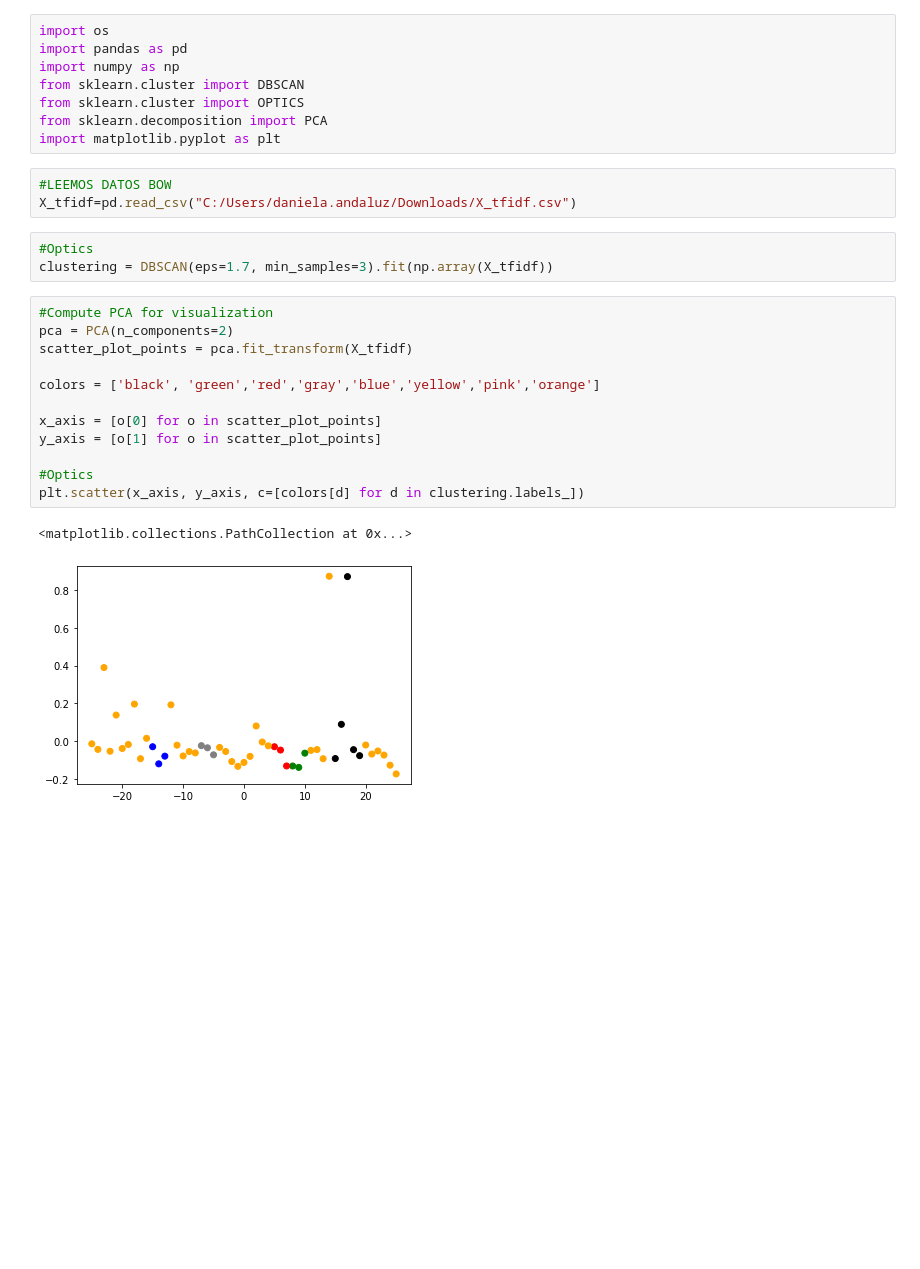
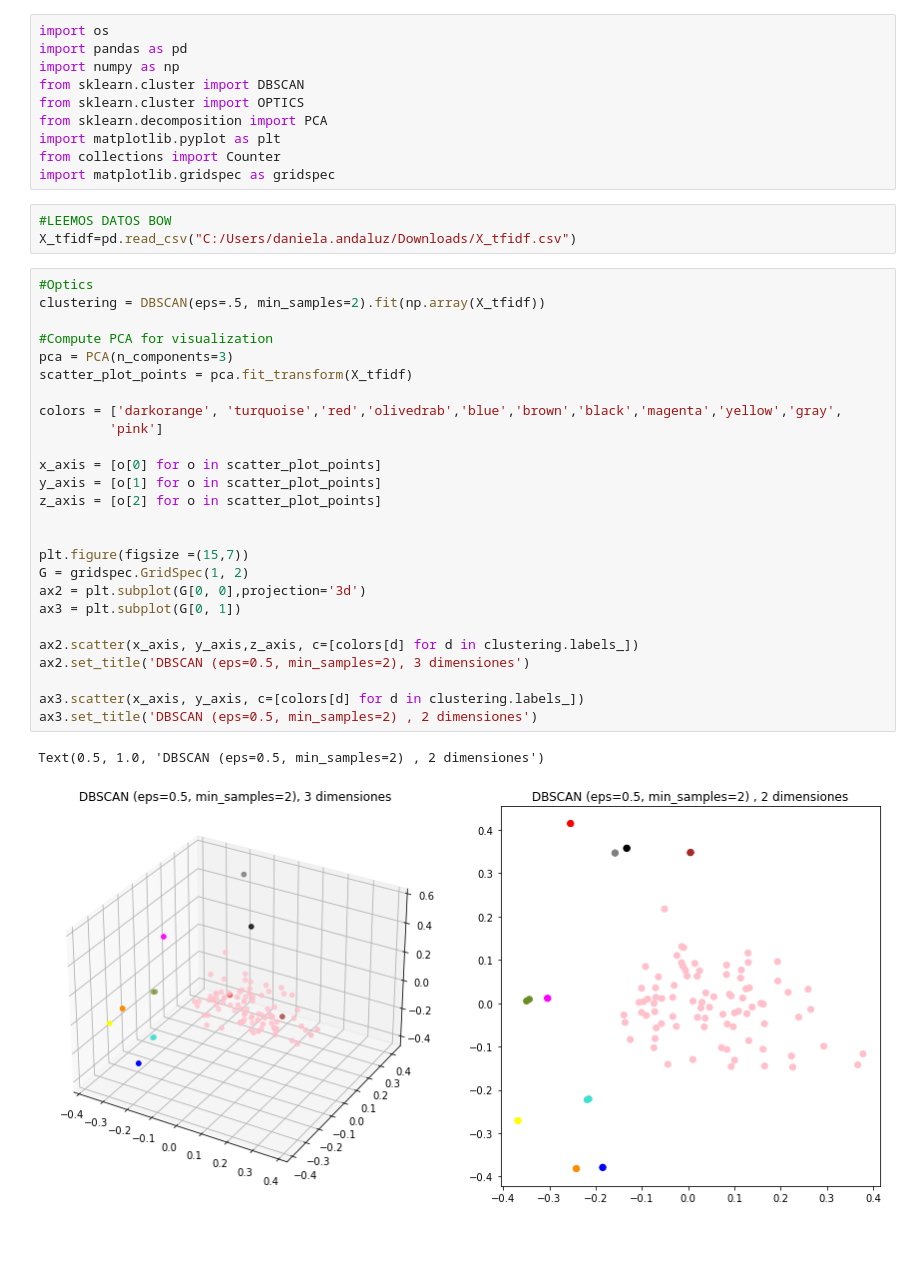
Before and after one commit to DanielaAndaluz/Aplicacion-de-algoritmos-de-clusterizacion-para-la-identificacion-de-patrones-en-las-reflexiones, a Jupyter notebook: DBSCAN.ipynb, the cells around one changed output. Cells and saved outputs as stored; diff of their text form; blank space fills up the shorter version.

```diff
--- a/DBSCAN.ipynb
+++ b/DBSCAN.ipynb
@@ -6,27 +6,40 @@ from sklearn.cluster import DBSCAN
 from sklearn.cluster import OPTICS
 from sklearn.decomposition import PCA
 import matplotlib.pyplot as plt
+from collections import Counter
+import matplotlib.gridspec as gridspec
 # %%
 #LEEMOS DATOS BOW
 X_tfidf=pd.read_csv("C:/Users/daniela.andaluz/Downloads/X_tfidf.csv")
-# %%
-#Optics
-clustering = DBSCAN(eps=1.7, min_samples=3).fit(np.array(X_tfidf))
 # %%
+#Optics
+clustering = DBSCAN(eps=.5, min_samples=2).fit(np.array(X_tfidf))
+
 #Compute PCA for visualization
-pca = PCA(n_components=2)
+pca = PCA(n_components=3)
 scatter_plot_points = pca.fit_transform(X_tfidf)
 
-colors = ['black', 'green','red','gray','blue','yellow','pink','orange']
+colors = ['darkorange', 'turquoise','red','olivedrab','blue','brown','black','magenta','yellow','gray',
+         'pink']
 
 x_axis = [o[0] for o in scatter_plot_points]
 y_axis = [o[1] for o in scatter_plot_points]
+z_axis = [o[2] for o in scatter_plot_points]
 
-#Optics
-plt.scatter(x_axis, y_axis, c=[colors[d] for d in clustering.labels_])
+
+plt.figure(figsize =(15,7))
+G = gridspec.GridSpec(1, 2)
+ax2 = plt.subplot(G[0, 0],projection='3d')
+ax3 = plt.subplot(G[0, 1])
+
+ax2.scatter(x_axis, y_axis,z_axis, c=[colors[d] for d in clustering.labels_])
+ax2.set_title('DBSCAN (eps=0.5, min_samples=2), 3 dimensiones')
+
+ax3.scatter(x_axis, y_axis, c=[colors[d] for d in clustering.labels_])
+ax3.set_title('DBSCAN (eps=0.5, min_samples=2) , 2 dimensiones')
 # %% [output]
-<matplotlib.collections.PathCollection at 0x...>
+Text(0.5, 1.0, 'DBSCAN (eps=0.5, min_samples=2) , 2 dimensiones')
-[figure, old version]
+[figure, new version]
 # %% [markdown]
 ####
 # %%
```
Also changed, not shown: parts of 2 cells of this notebook, 5 other files.
